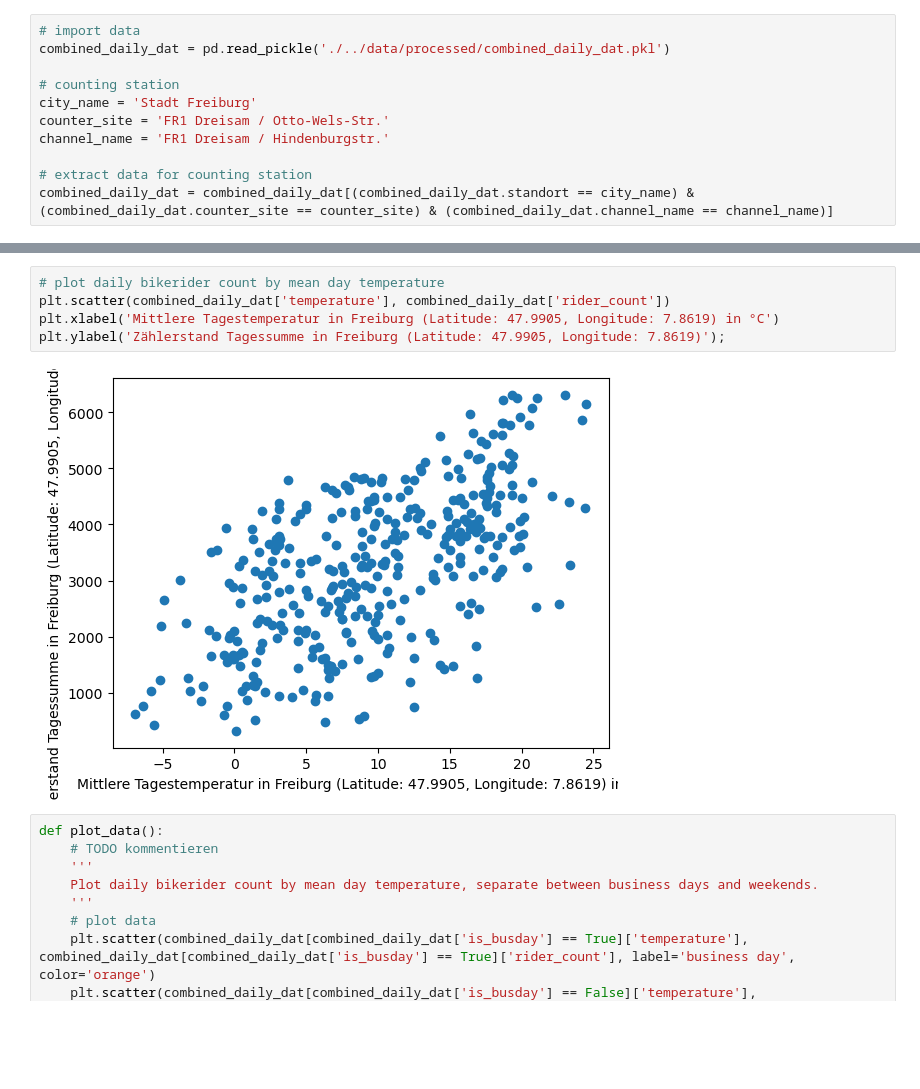
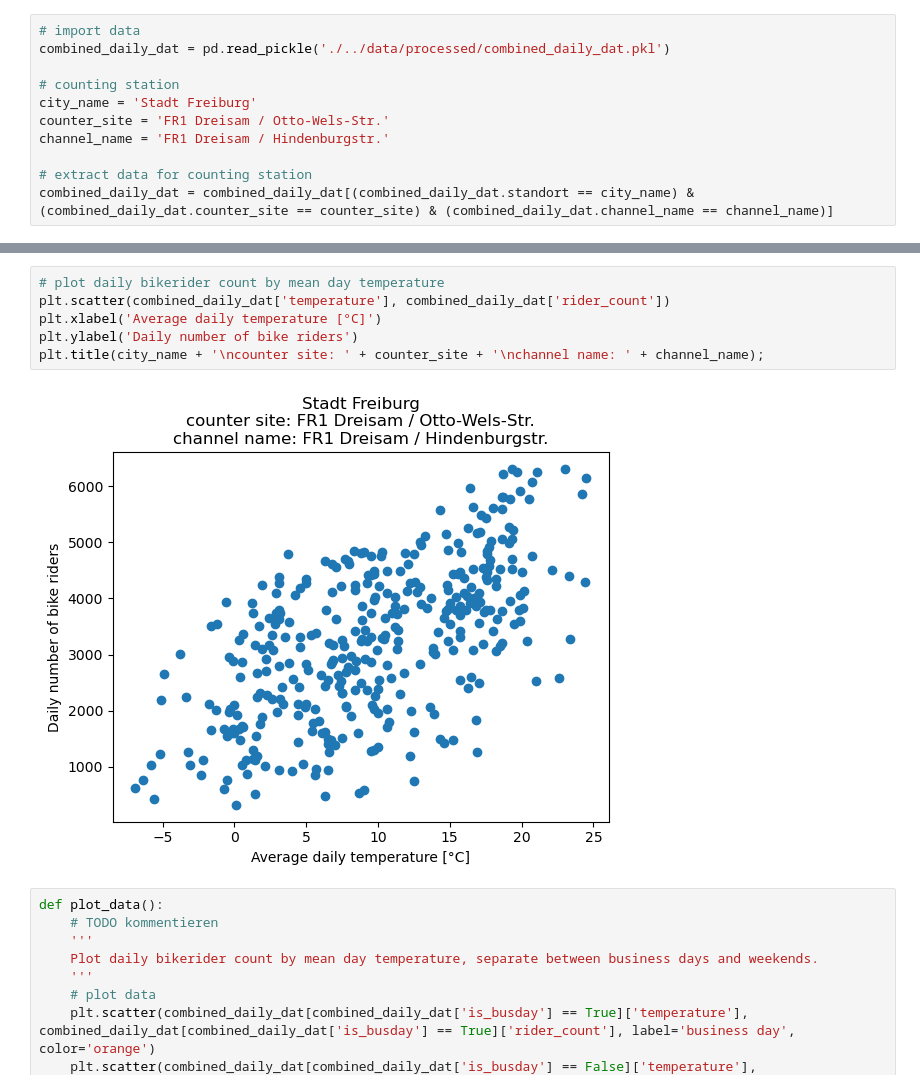
Before and after one commit to rfechner/DataLiteracy2022, a Jupyter notebook: project/data_processing/02_analysis.ipynb, the cells around one changed output, grey strips where cells are left out. Drawn from its saved outputs; the diff is of its cells as text; blank space fills up the shorter version.

Commit message:
change figure labels

```diff
--- a/project/data_processing/02_analysis.ipynb
+++ b/project/data_processing/02_analysis.ipynb
@@ -30,10 +47,11 @@ combined_daily_dat = combined_daily_dat[(combined_daily_dat.standort == city_nam
 # %%
 # plot daily bikerider count by mean day temperature
 plt.scatter(combined_daily_dat['temperature'], combined_daily_dat['rider_count'])
-plt.xlabel('Mittlere Tagestemperatur in Freiburg (Latitude: 47.9905, Longitude: 7.8619) in °C')
-plt.ylabel('Zählerstand Tagessumme in Freiburg (Latitude: 47.9905, Longitude: 7.8619)');
+plt.xlabel('Average daily temperature [°C]')
+plt.ylabel('Daily number of bike riders')
+plt.title(city_name + '\ncounter site: ' + counter_site + '\nchannel name: ' + channel_name);
 # %% [output]
-[figure, old version]
+[figure, new version]
 # %%
 def plot_data():
     # TODO kommentieren
```
Also changed, not shown: parts of 1 cell of this notebook.
